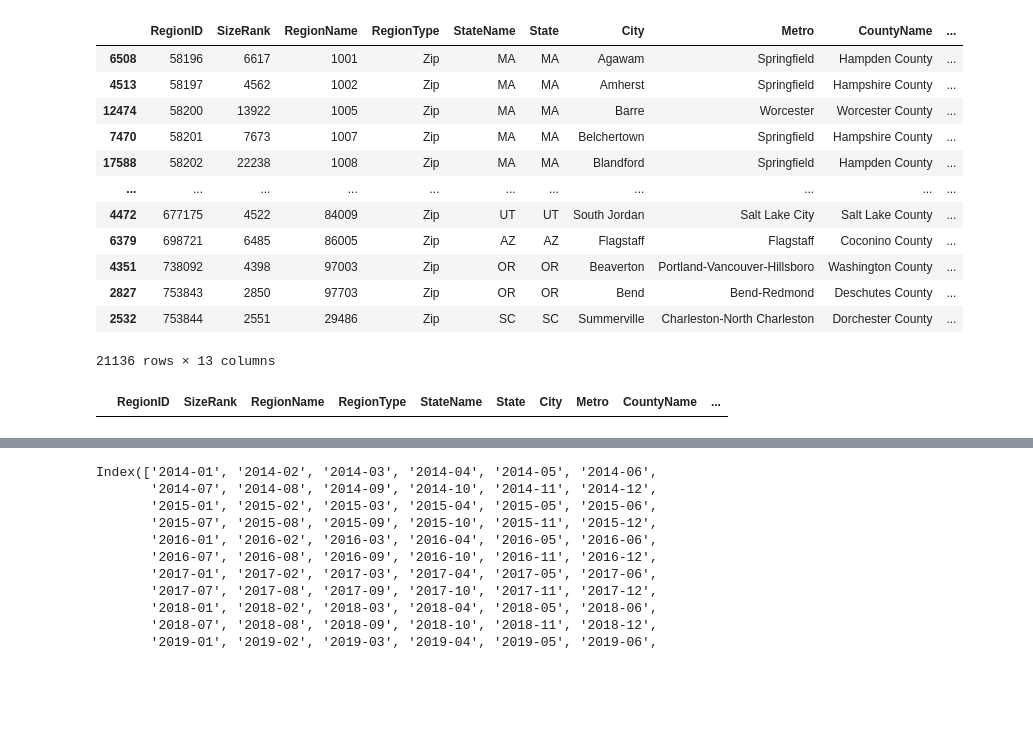
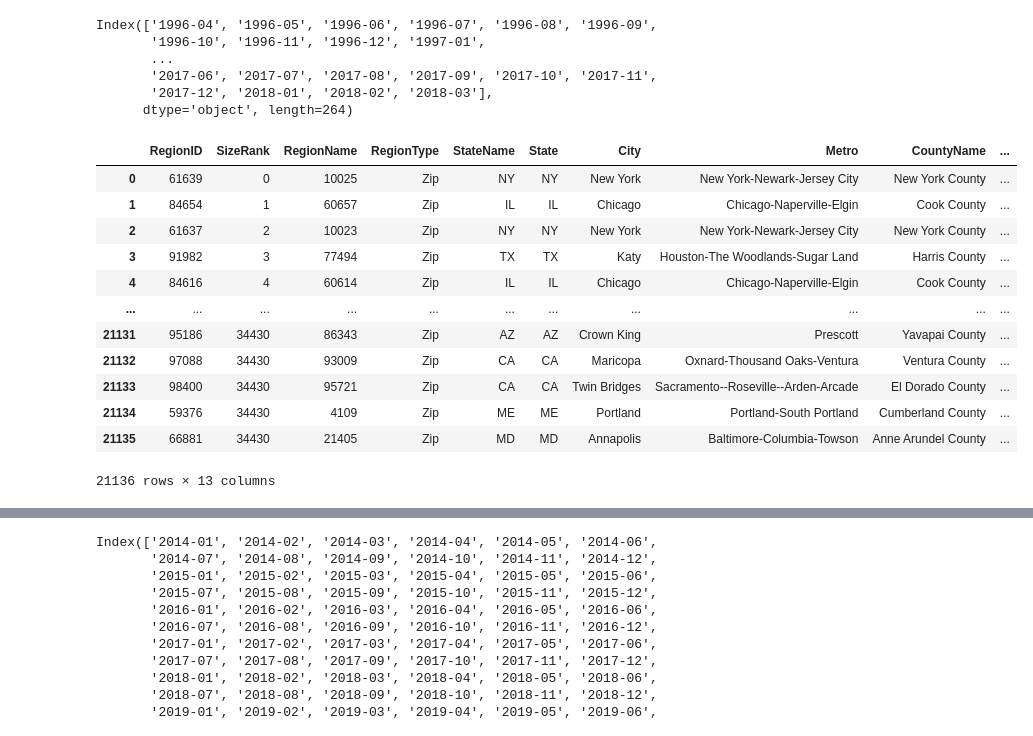
Before and after one commit to WoojinJun/zipcode_investment, a Jupyter notebook: scratch-notebook.ipynb, the cells around one changed output, grey strips where cells are left out. Cells and saved outputs as stored; diff of their text form; code cells hidden in the pictures; blank space fills up the shorter version.

```diff
--- a/scratch-notebook.ipynb
+++ b/scratch-notebook.ipynb
@@ -88,21 +100,27 @@ df1.sort_values('RegionID')
+# %%
+date = pd.date_range(start='1996-04', end = '2018-04', freq='M').strftime('%Y-%m')
+date
+# %% [output]
+Index(['1996-04', '1996-05', '1996-06', '1996-07', '1996-08', '1996-09',
+       '1996-10', '1996-11', '1996-12', '1997-01',
+       ...
+       '2017-06', '2017-07', '2017-08', '2017-09', '2017-10', '2017-11',
+       '2017-12', '2018-01', '2018-02', '2018-03'],
+      dtype='object', length=264)
 # %%
 df2 = pd.read_csv("time-series/zillow_forecast.csv")
-df2.sort_values('RegionID')
+df2
 # %% [output]
 |  | RegionID | SizeRank | RegionName | RegionType | StateName | State | City | Metro | CountyName | ... |
-| 6508 | 58196 | 6617 | 1001 | Zip | MA | MA | Agawam | Springfield | Hampden County | ... |
-| 4513 | 58197 | 4562 | 1002 | Zip | MA | MA | Amherst | Springfield | Hampshire County | ... |
-| 12474 | 58200 | 13922 | 1005 | Zip | MA | MA | Barre | Worcester | Worcester County | ... |
-| 7470 | 58201 | 7673 | 1007 | Zip | MA | MA | Belchertown | Springfield | Hampshire County | ... |
-| 17588 | 58202 | 22238 | 1008 | Zip | MA | MA | Blandford | Springfield | Hampden County | ... |
+| 0 | 61639 | 0 | 10025 | Zip | NY | NY | New York | New York-Newark-Jersey City | New York County | ... |
+| 1 | 84654 | 1 | 60657 | Zip | IL | IL | Chicago | Chicago-Naperville-Elgin | Cook County | ... |
+| 2 | 61637 | 2 | 10023 | Zip | NY | NY | New York | New York-Newark-Jersey City | New York County | ... |
+| 3 | 91982 | 3 | 77494 | Zip | TX | TX | Katy | Houston-The Woodlands-Sugar Land | Harris County | ... |
+| 4 | 84616 | 4 | 60614 | Zip | IL | IL | Chicago | Chicago-Naperville-Elgin | Cook County | ... |
 | ... | ... | ... | ... | ... | ... | ... | ... | ... | ... | ... |
-| 4472 | 677175 | 4522 | 84009 | Zip | UT | UT | South Jordan | Salt Lake City | Salt Lake County | ... |
-| 6379 | 698721 | 6485 | 86005 | Zip | AZ | AZ | Flagstaff | Flagstaff | Coconino County | ... |
-| 4351 | 738092 | 4398 | 97003 | Zip | OR | OR | Beaverton | Portland-Vancouver-Hillsboro | Washington County | ... |
-| 2827 | 753843 | 2850 | 97703 | Zip | OR | OR | Bend | Bend-Redmond | Deschutes County | ... |
-| 2532 | 753844 | 2551 | 29486 | Zip | SC | SC | Summerville | Charleston-North Charleston | Dorchester County | ... |
+| 21131 | 95186 | 34430 | 86343 | Zip | AZ | AZ | Crown King | Prescott | Yavapai County | ... |
+| 21132 | 97088 | 34430 | 93009 | Zip | CA | CA | Maricopa | Oxnard-Thousand Oaks-Ventura | Ventura County | ... |
+| 21133 | 98400 | 34430 | 95721 | Zip | CA | CA | Twin Bridges | Sacramento--Roseville--Arden-Arcade | El Dorado County | ... |
+| 21134 | 59376 | 34430 | 4109 | Zip | ME | ME | Portland | Portland-South Portland | Cumberland County | ... |
+| 21135 | 66881 | 34430 | 21405 | Zip | MD | MD | Annapolis | Baltimore-Columbia-Towson | Anne Arundel County | ... |
 21136 rows × 13 columns
-# %%
-df2[df2['RegionID'] == 753929]
-# %% [output]
-|  | RegionID | SizeRank | RegionName | RegionType | StateName | State | City | Metro | CountyName | ... |
```
Also changed, not shown: parts of 11 cells of this notebook.
